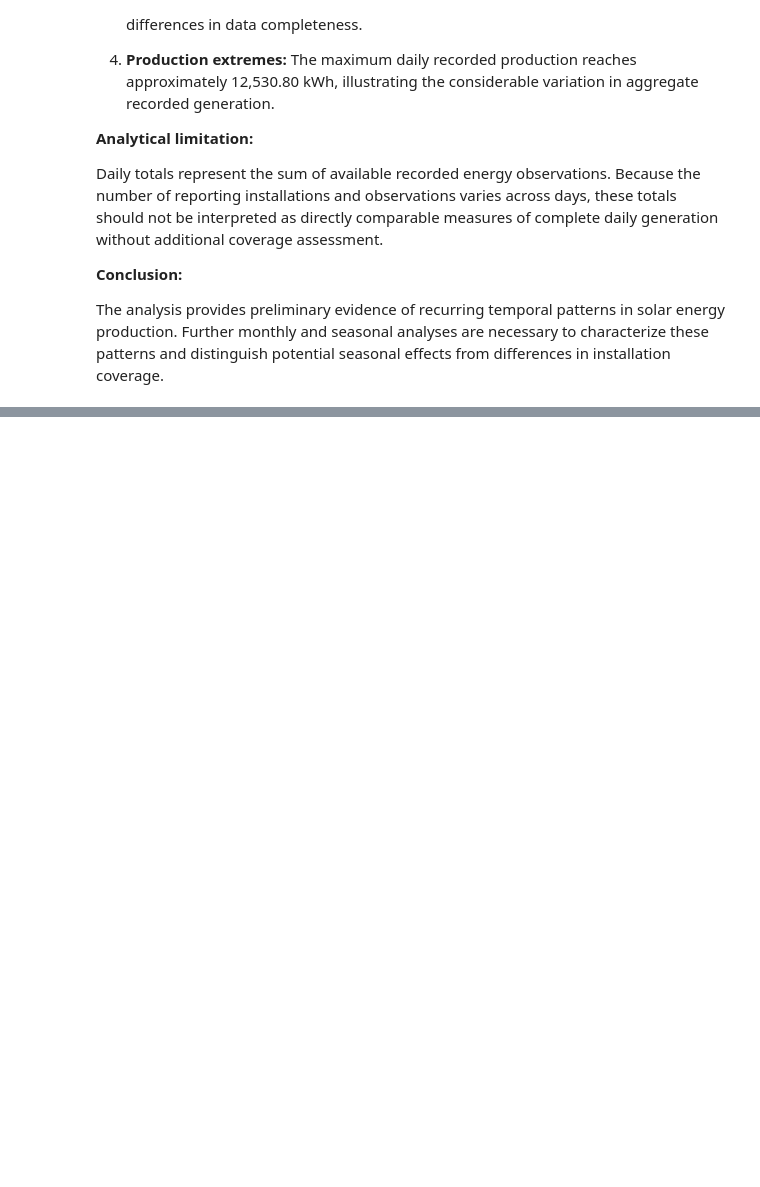
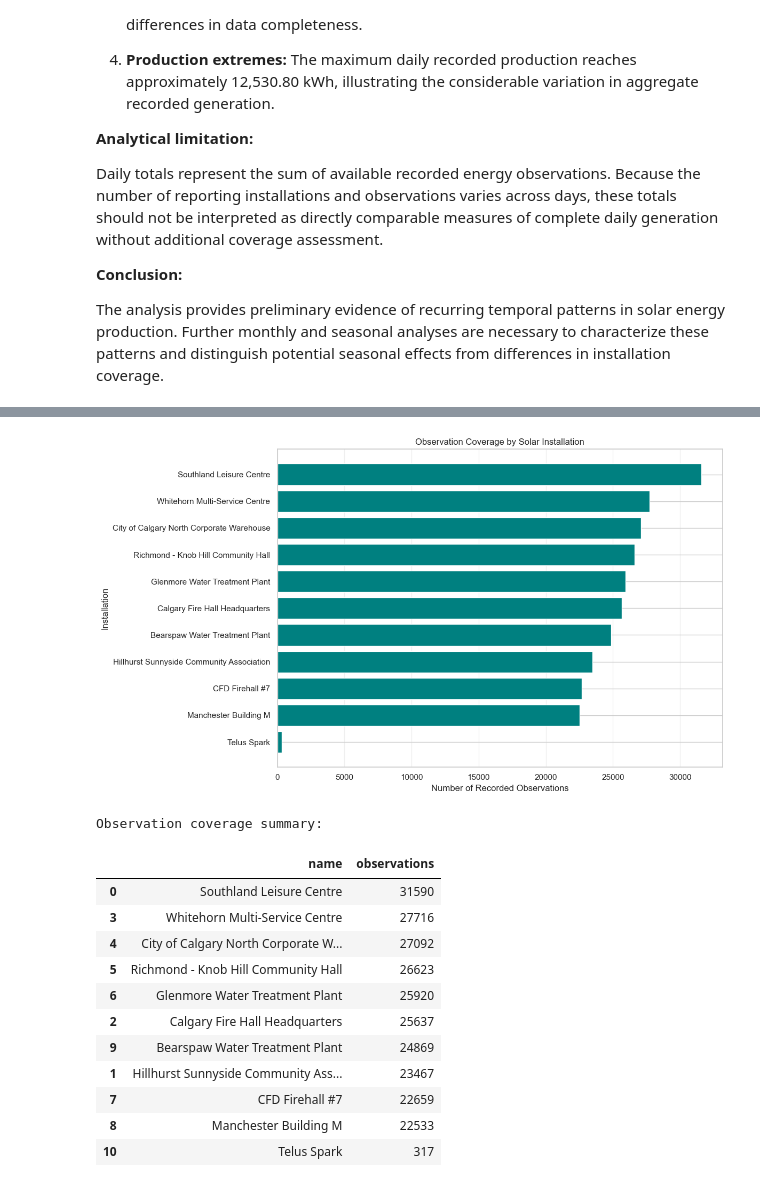
Before and after one commit to damisar/Solar-Energy-Production-Analysis, a Jupyter notebook: notebooks/solar_production_eda.ipynb, the cells around one changed output, grey strips where cells are left out. Cells and saved outputs as stored; diff of their text form; code cells hidden in the pictures; blank space fills up the shorter version.

```diff
--- a/notebooks/solar_production_eda.ipynb
+++ b/notebooks/solar_production_eda.ipynb
@@ -1199,0 +1533,46 @@ The analysis provides preliminary evidence of recurring temporal patterns in sol
+# %%
+
+# Examine observation coverage across installations
+
+coverage = installation_summary.sort_values(
+    "observations", ascending=True
+)
+
+plt.figure(figsize=(12, 7))
+
+plt.barh(
+    coverage["name"],
+    coverage["observations"],
+    color="teal"
+)
+
+plt.title("Observation Coverage by Solar Installation")
+plt.xlabel("Number of Recorded Observations")
+plt.ylabel("Installation")
+plt.grid(axis="x", alpha=0.3)
+
+plt.tight_layout()
+plt.show()
+
+# Display numerical summary
+print("Observation coverage summary:")
+display(
+    installation_summary[
+        ["name", "observations"]
+    ].sort_values("observations", ascending=False)
+)
+# %% [output]
+[figure, added]
+Observation coverage summary:
+|  | name | observations |
+| 0 | Southland Leisure Centre | 31590 |
+| 3 | Whitehorn Multi-Service Centre | 27716 |
+| 4 | City of Calgary North Corporate W... | 27092 |
+| 5 | Richmond - Knob Hill Community Hall | 26623 |
+| 6 | Glenmore Water Treatment Plant | 25920 |
+| 2 | Calgary Fire Hall Headquarters | 25637 |
+| 9 | Bearspaw Water Treatment Plant | 24869 |
+| 1 | Hillhurst Sunnyside Community Ass... | 23467 |
+| 7 | CFD Firehall #7 | 22659 |
+| 8 | Manchester Building M | 22533 |
+| 10 | Telus Spark | 317 |
```
Also changed, not shown: parts of 26 cells of this notebook.
